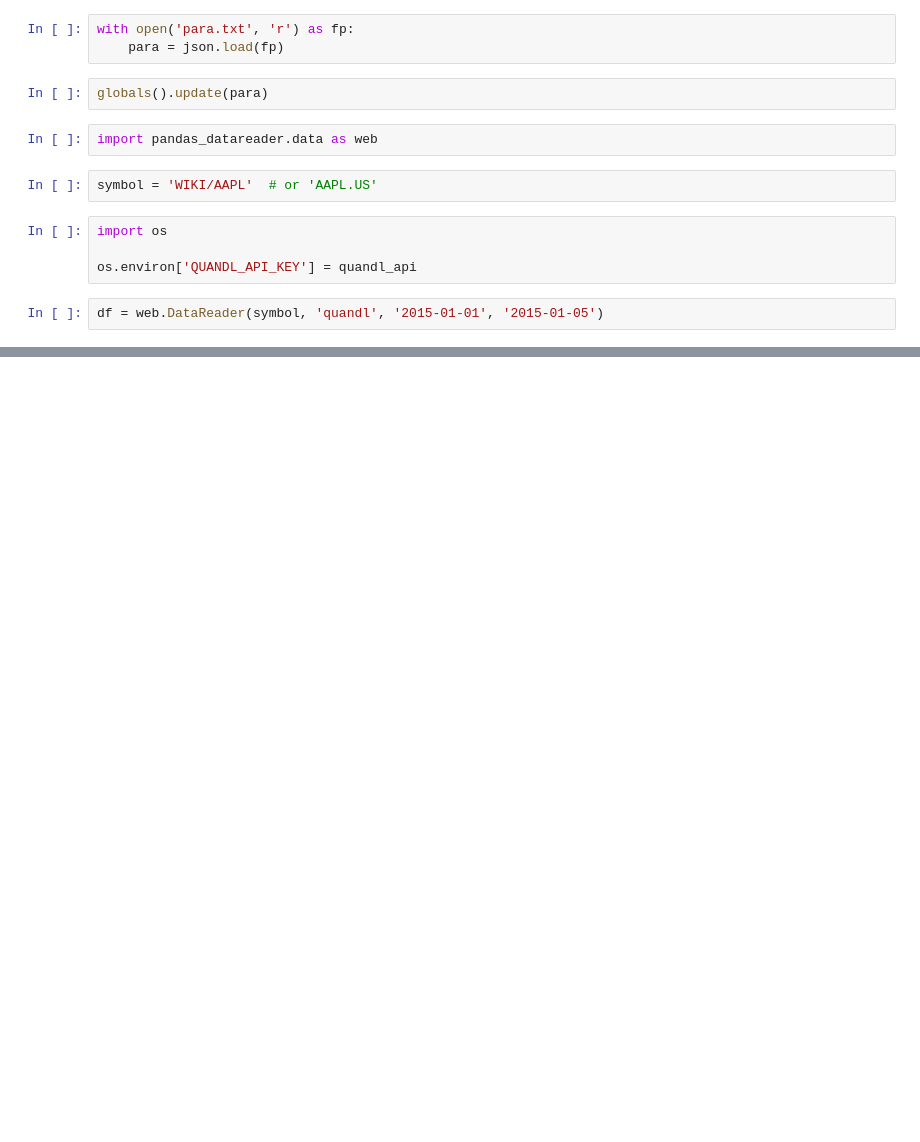
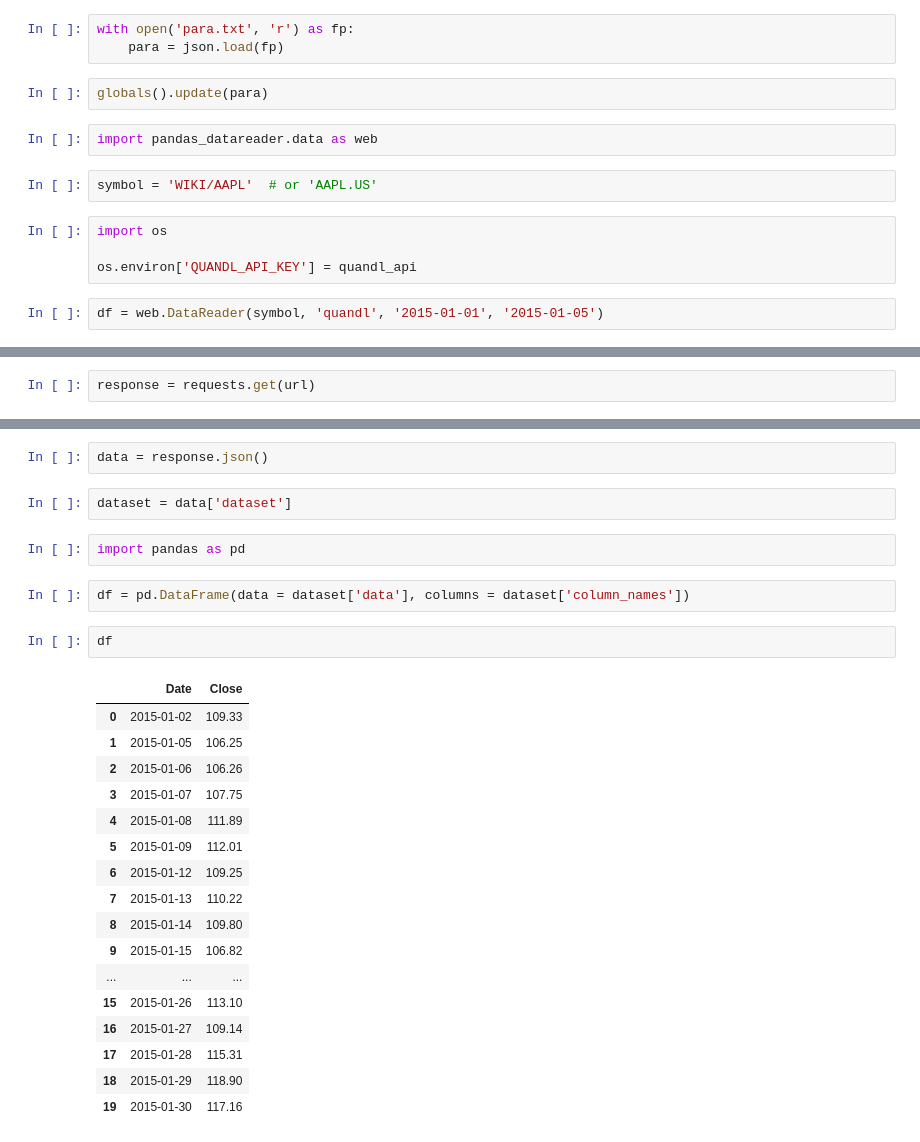
Before and after one commit to joneswan/BellLabs, a Jupyter notebook: gcp_dev/quandl_001.ipynb, the cells around one changed output, grey strips where cells are left out. Saved outputs shown, nothing was run; the diff lists cells and outputs as text; blank space fills up the shorter version.

```diff
--- a/gcp_dev/quandl_001.ipynb
+++ b/gcp_dev/quandl_001.ipynb
@@ -48,0 +194,2 @@ df
+# %%
+response = requests.get(url)
@@ -48,0 +222,28 @@ df
+# %%
+data = response.json()
+# %%
+dataset = data['dataset']
+# %%
+import pandas as pd
+# %%
+df = pd.DataFrame(data = dataset['data'], columns = dataset['column_names'])
+# %%
+df
+# %% [output]
+|  | Date | Close |
+| 0 | 2015-01-02 | 109.33 |
+| 1 | 2015-01-05 | 106.25 |
+| 2 | 2015-01-06 | 106.26 |
+| 3 | 2015-01-07 | 107.75 |
+| 4 | 2015-01-08 | 111.89 |
+| 5 | 2015-01-09 | 112.01 |
+| 6 | 2015-01-12 | 109.25 |
+| 7 | 2015-01-13 | 110.22 |
+| 8 | 2015-01-14 | 109.80 |
+| 9 | 2015-01-15 | 106.82 |
+| ... | ... | ... |
+| 15 | 2015-01-26 | 113.10 |
+| 16 | 2015-01-27 | 109.14 |
+| 17 | 2015-01-28 | 115.31 |
+| 18 | 2015-01-29 | 118.90 |
+| 19 | 2015-01-30 | 117.16 |
```
Also changed, not shown: parts of 31 cells of this notebook.
